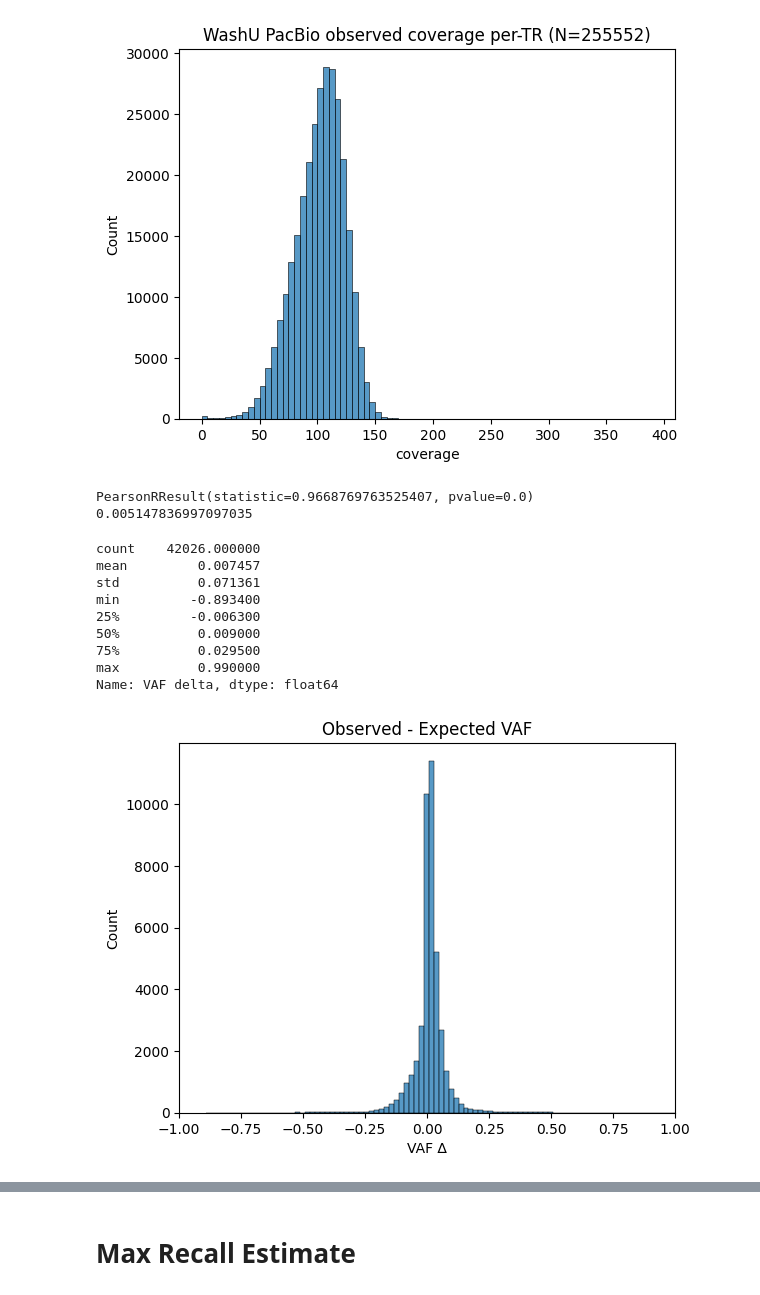
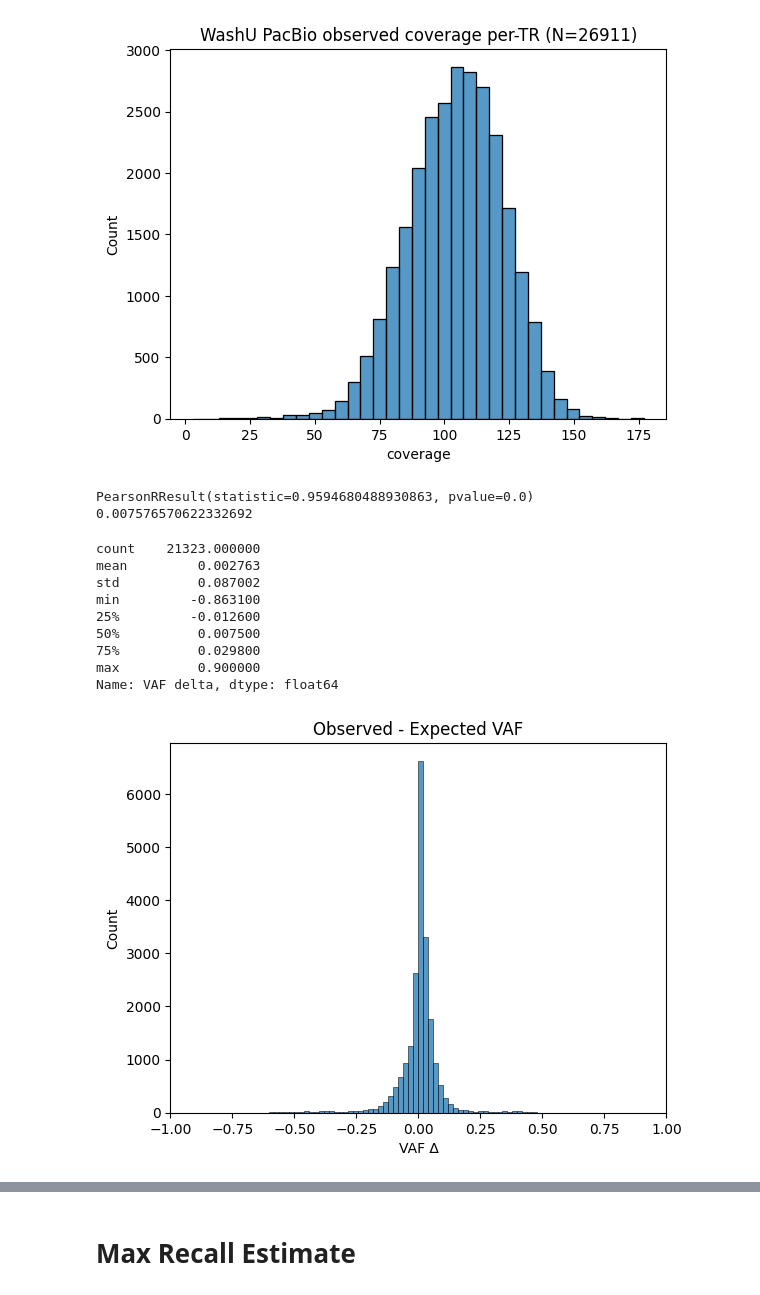
Before and after one commit to BCM-HGSC/SMaHT_MIMS, a Jupyter notebook: allele_delta/ObservedVAF.ipynb, the cells around one changed output, grey strips where cells are left out. Drawn from its saved outputs; the diff is of its cells as text; code cells hidden in the pictures.

```diff
--- a/allele_delta/ObservedVAF.ipynb
+++ b/allele_delta/ObservedVAF.ipynb
@@ -7,7 +7,7 @@ import numpy as np
 from scipy.stats import pearsonr
 from collections import Counter
 # %%
-truth = pd.read_csv("allele_deltas.txt", sep='\t')
+truth = pd.read_csv("data/allele.deltas.txt", sep='\t')
 props = {"HG00438": 0.5 / 100,
          "HG002":   2 / 100,
          "HG02257": 2 / 100,
@@ -22,5 +22,4 @@ for i in truth.columns[3:]:
 percents = pd.Series(percents, index=names)
 
 truth.set_index(['chrom', 'start', 'end'], inplace=True)
-
-percents
+samples = list(truth.columns)
@@ -41,8 +26,12 @@ dtype: float64
 # %%
-fn = "pacbio.kmop.final.txt.gz"
-data = pd.read_csv(fn, sep='\t', names=["chrom", "start", "end", "coverage", "reads"])
+fn = "data/chr1.bcm.test.qdpi.tsv.gz"
+data = pd.read_csv(fn, sep='\t', names=["chrom", "start", "end", "data"])
 
-data['reads'] = data['reads'].apply(lambda x: json.loads(x))
+data['data'] = data['data'].apply(lambda x: json.loads(x))
 
 data.set_index(['chrom', 'start', 'end'], inplace=True)
-full_data = data.join(truth, how='left').dropna()
+full_data = truth.join(data, how='left').dropna()
+
+full_data['coverage'] = full_data['data'].apply(lambda x: x[0])
+full_data['alt_read_coverage'] = full_data['data'].apply(lambda x: len(x[2]))
+full_data['ref_read_coverage'] = full_data['coverage'] - full_data['alt_read_coverage']
@@ -61,8 +38,8 @@ Name: coverage, dtype: float64
 # %%
-p =  sb.histplot(data=data, x='coverage', binwidth=5)
+p =  sb.histplot(data=full_data, x='coverage', binwidth=5)
 _ = p.set(title=f"WashU PacBio observed coverage per-TR (N={len(full_data)})")
 # %% [output]
-[figure, old version]
+[figure, new version]
 # %%
 def combine_and_average(numbers, delta=5):
     """
@@ -128,6 +113,6 @@ measure['orig_coverage'] = measure['read_count'] / measure['observed_vaf']
 # %%
 view = measure[(measure['read_count'] != 0)
-              & (measure['expected_len'].abs() >= 50)]
+              & (measure['expected_len'].abs() >= 5)]
 p = sb.histplot(data=view, x="VAF delta", binwidth=0.02)
 p.set(title="Observed - Expected VAF", xlabel="VAF ∆", xlim=(-1,1))
 
@@ -136,15 +121,15 @@ MSE = ((view['expected_vaf'] - view['observed_vaf']) ** 2).sum()  / len(view)
 print(MSE)
 view['VAF delta'].describe()
 # %% [output]
-PearsonRResult(statistic=0.9668769763525407, pvalue=0.0)
-0.005147836997097035
+PearsonRResult(statistic=0.9594680488930863, pvalue=0.0)
+0.007576570622332692
-count    42026.000000
-mean         0.007457
-std          0.071361
-min         -0.893400
-25%         -0.006300
-50%          0.009000
-75%          0.029500
-max          0.990000
+count    21323.000000
+mean         0.002763
+std          0.087002
+min         -0.863100
+25%         -0.012600
+50%          0.007500
+75%          0.029800
+max          0.900000
 Name: VAF delta, dtype: float64
-[figure, old version]
+[figure, new version]
```
Also changed, not shown: parts of 12 cells of this notebook, 6 other files.
